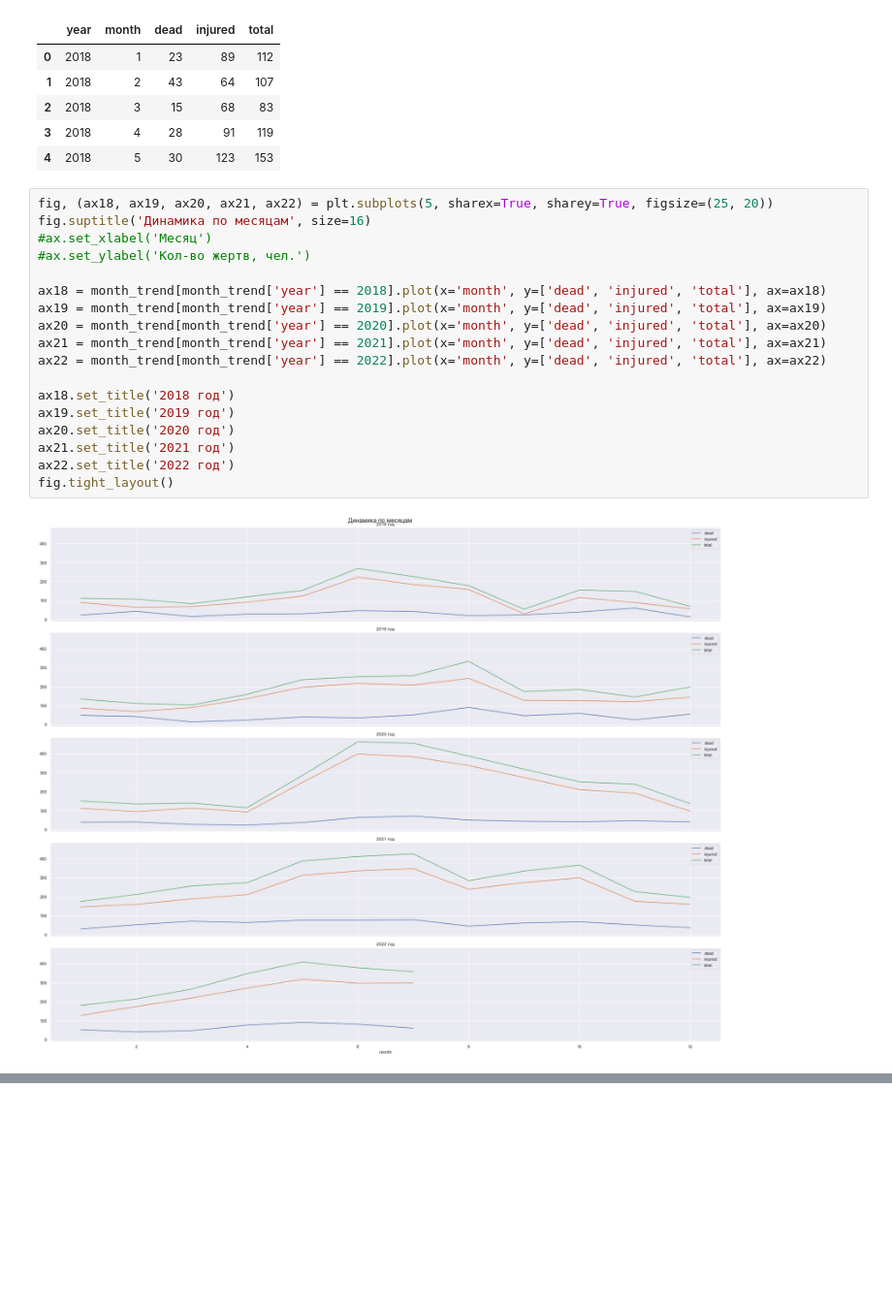
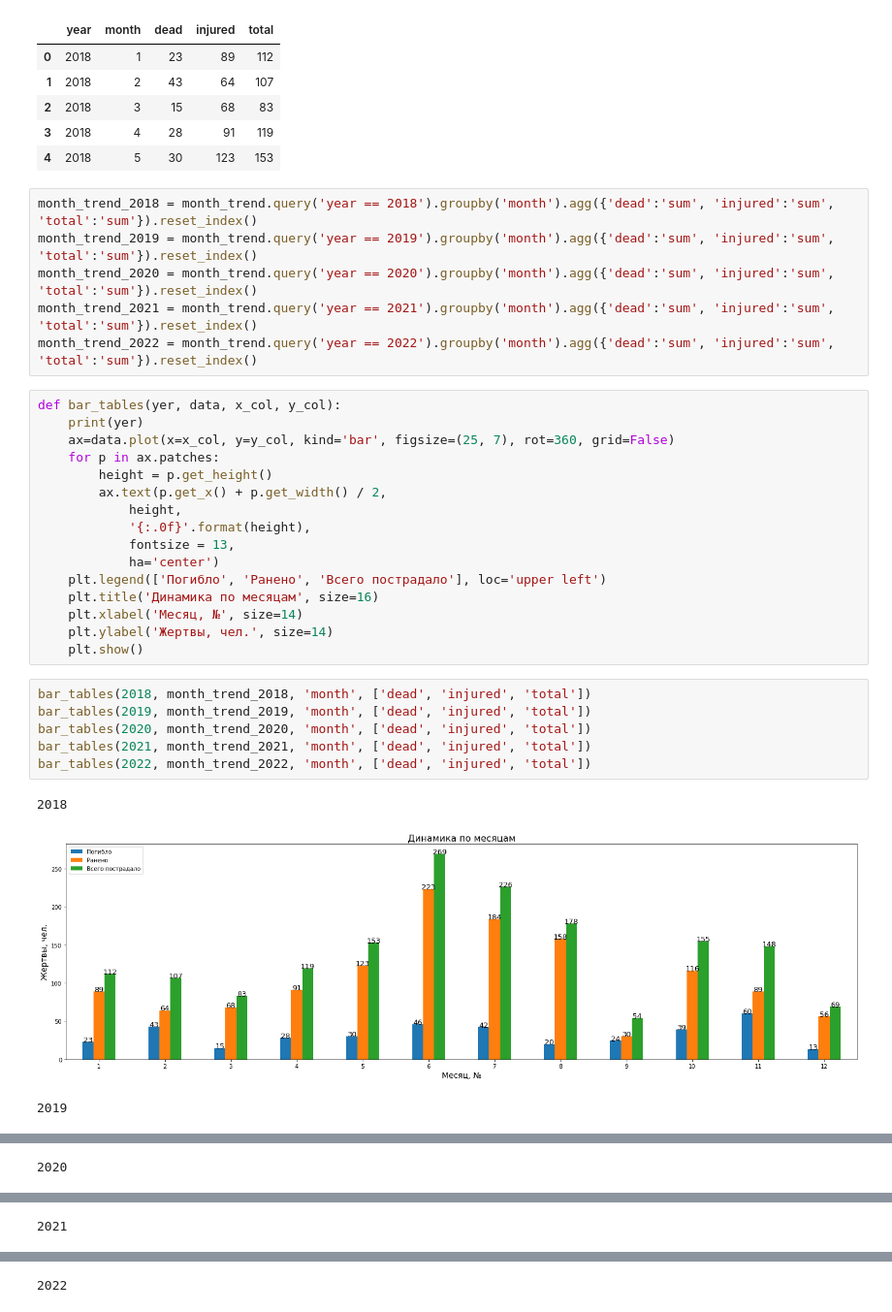
Before and after one commit to Pavel891/Data_analysis, a Jupyter notebook: free_tasks/mass shootings in the USA/history_analysis.ipynb, the cells around one changed output, grey strips where cells are left out. Shown at 97% size. Cells and saved outputs as stored; diff of their text form; blank space fills up the shorter version.

```diff
--- a/free_tasks/mass shootings in the USA/history_analysis.ipynb
+++ b/free_tasks/mass shootings in the USA/history_analysis.ipynb
@@ -226,23 +268,35 @@ month_trend.head()
 | 2 | 2018 | 3 | 15 | 68 | 83 |
 | 3 | 2018 | 4 | 28 | 91 | 119 |
 | 4 | 2018 | 5 | 30 | 123 | 153 |
-# %%
-fig, (ax18, ax19, ax20, ax21, ax22) = plt.subplots(5, sharex=True, sharey=True, figsize=(25, 20))
-fig.suptitle('Динамика по месяцам', size=16)
-#ax.set_xlabel('Месяц')
-#ax.set_ylabel('Кол-во жертв, чел.')
-
-ax18 = month_trend[month_trend['year'] == 2018].plot(x='month', y=['dead', 'injured', 'total'], ax=ax18)
-ax19 = month_trend[month_trend['year'] == 2019].plot(x='month', y=['dead', 'injured', 'total'], ax=ax19)
-ax20 = month_trend[month_trend['year'] == 2020].plot(x='month', y=['dead', 'injured', 'total'], ax=ax20)
-ax21 = month_trend[month_trend['year'] == 2021].plot(x='month', y=['dead', 'injured', 'total'], ax=ax21)
-ax22 = month_trend[month_trend['year'] == 2022].plot(x='month', y=['dead', 'injured', 'total'], ax=ax22)
-
-ax18.set_title('2018 год')
-ax19.set_title('2019 год')
-ax20.set_title('2020 год')
-ax21.set_title('2021 год')
-ax22.set_title('2022 год')
-fig.tight_layout()
-# %% [output]
-[figure, removed]
+# %%
+month_trend_2018 = month_trend.query('year == 2018').groupby('month').agg({'dead':'sum', 'injured':'sum', 'total':'sum'}).reset_index()
+month_trend_2019 = month_trend.query('year == 2019').groupby('month').agg({'dead':'sum', 'injured':'sum', 'total':'sum'}).reset_index()
+month_trend_2020 = month_trend.query('year == 2020').groupby('month').agg({'dead':'sum', 'injured':'sum', 'total':'sum'}).reset_index()
+month_trend_2021 = month_trend.query('year == 2021').groupby('month').agg({'dead':'sum', 'injured':'sum', 'total':'sum'}).reset_index()
+month_trend_2022 = month_trend.query('year == 2022').groupby('month').agg({'dead':'sum', 'injured':'sum', 'total':'sum'}).reset_index()
+# %%
+def bar_tables(yer, data, x_col, y_col):
+	print(yer)
+	ax=data.plot(x=x_col, y=y_col, kind='bar', figsize=(25, 7), rot=360, grid=False)
+	for p in ax.patches:
+		height = p.get_height()
+		ax.text(p.get_x() + p.get_width() / 2,
+			height,
+			'{:.0f}'.format(height),
+			fontsize = 13,
+			ha='center')
+	plt.legend(['Погибло', 'Ранено', 'Всего пострадало'], loc='upper left')
+	plt.title('Динамика по месяцам', size=16)
+	plt.xlabel('Месяц, №', size=14)
+	plt.ylabel('Жертвы, чел.', size=14)
+	plt.show()
+# %%
+bar_tables(2018, month_trend_2018, 'month', ['dead', 'injured', 'total'])
+bar_tables(2019, month_trend_2019, 'month', ['dead', 'injured', 'total'])
+bar_tables(2020, month_trend_2020, 'month', ['dead', 'injured', 'total'])
+bar_tables(2021, month_trend_2021, 'month', ['dead', 'injured', 'total'])
+bar_tables(2022, month_trend_2022, 'month', ['dead', 'injured', 'total'])
+# %% [output]
+2018
+[figure, added]
+2019
@@ -248,0 +304 @@ fig.tight_layout()
+2020
@@ -248,0 +306 @@ fig.tight_layout()
+2021
@@ -248,0 +308 @@ fig.tight_layout()
+2022
```
Also changed, not shown: parts of 53 cells of this notebook.
